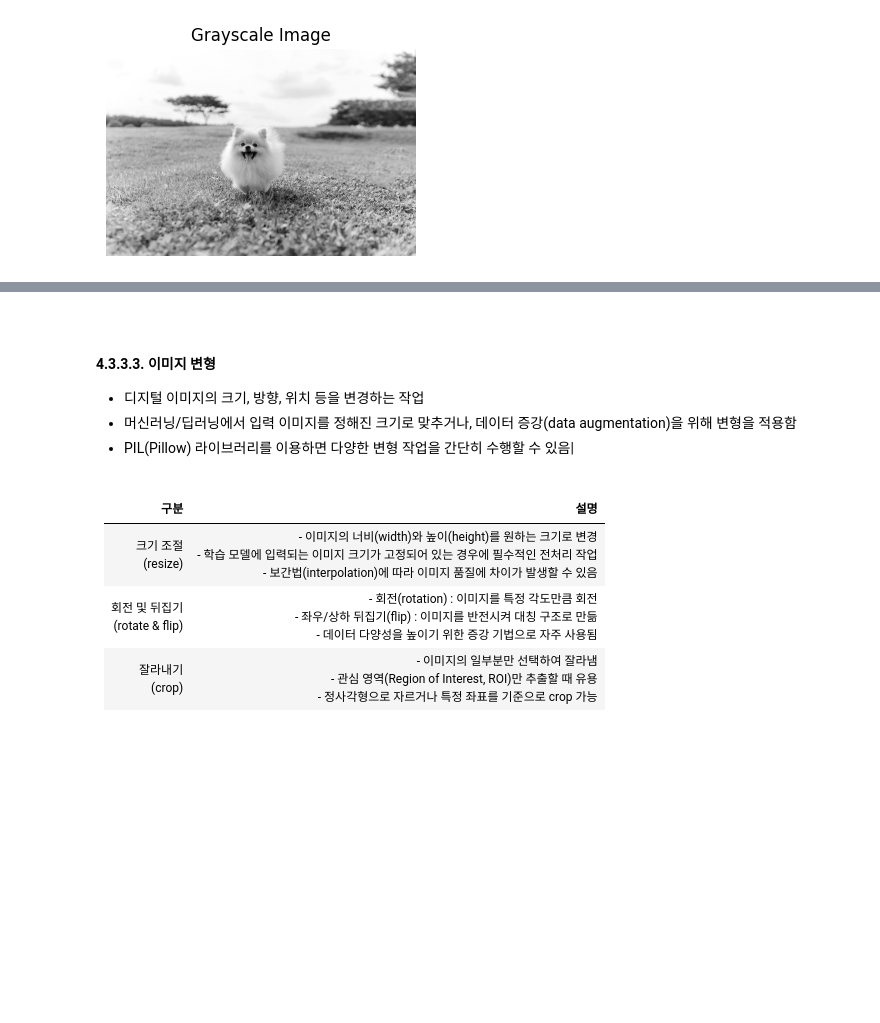
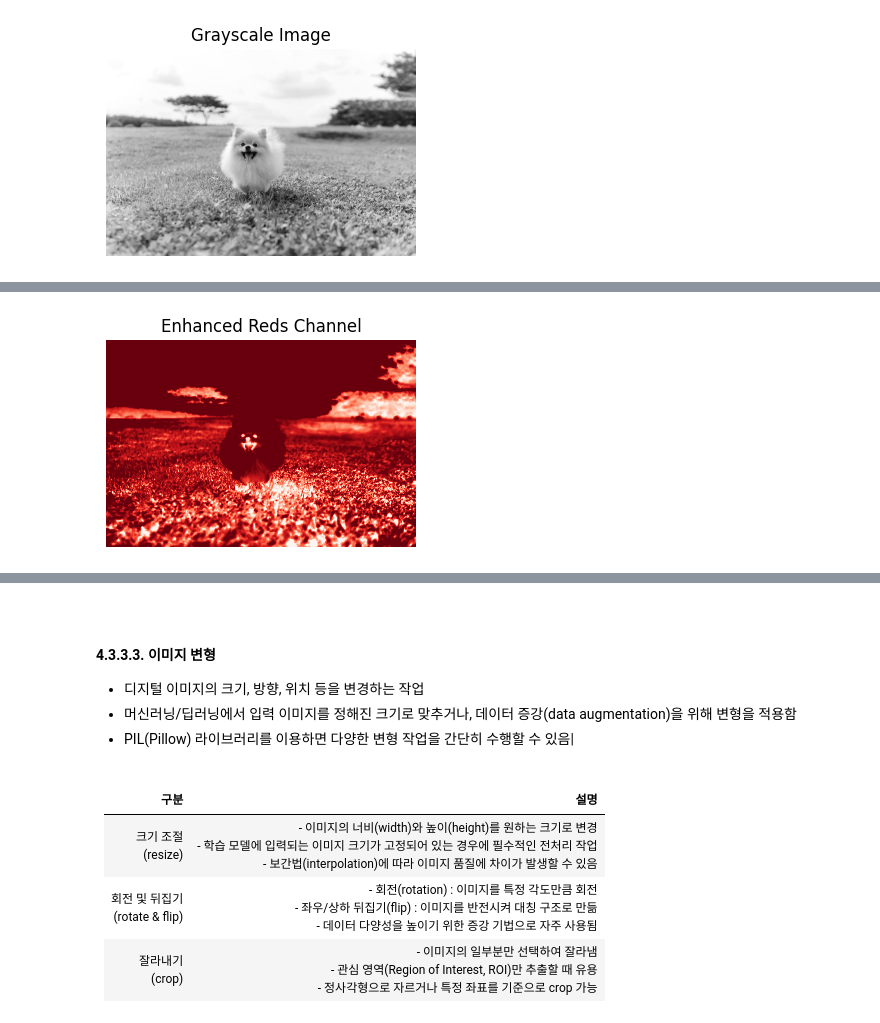
Before and after one commit to stat6503/PP2025, a Jupyter notebook: 4_3_matplotlib.ipynb, the cells around one changed output, grey strips where cells are left out. Saved outputs shown, nothing was run; the diff lists cells and outputs as text; code cells hidden in the pictures; blank space fills up the shorter version.

```diff
--- a/4_3_matplotlib.ipynb
+++ b/4_3_matplotlib.ipynb
@@ -332,0 +343,18 @@ plt.show()
+# %%
+# 채널 분리
+r = img_array[:, :, 0]
+g = img_array[:, :, 1]
+b = img_array[:, :, 2]
+# %%
+# 채널별 조작 : 빨강 채널 강조
+# np.clip() : 넘파이 배열의 값들을 지정한 최소값, 최대값 사이로 제한하는 함수
+# np.uint8 : 8비트 부호없는 정수형(unsigned 8-bit integer)
+r_enhanced = np.clip(r * 1.5, 0, 255).astype(np.uint8)
+
+plt.figure(figsize=(4, 4))
+plt.imshow(r_enhanced, cmap="Reds")
+plt.title('Enhanced Reds Channel')
+plt.axis('off')
+plt.show()
+# %% [output]
+[figure, added]
```
Also changed, not shown: parts of 2 cells of this notebook, 22 other files.
